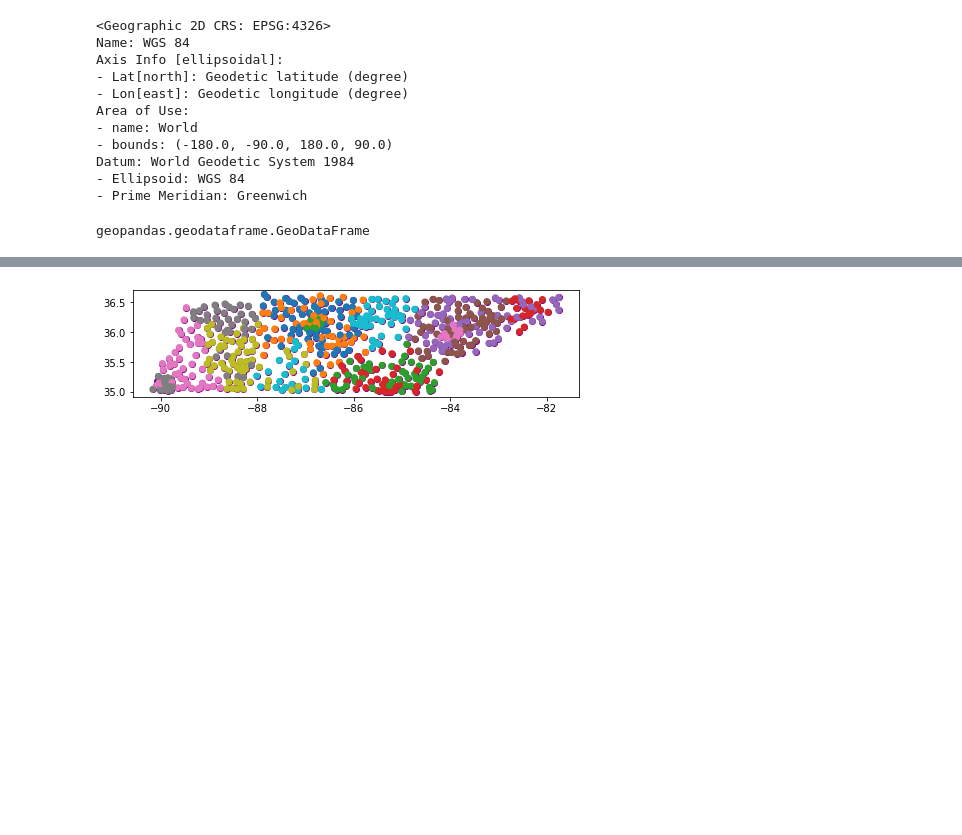
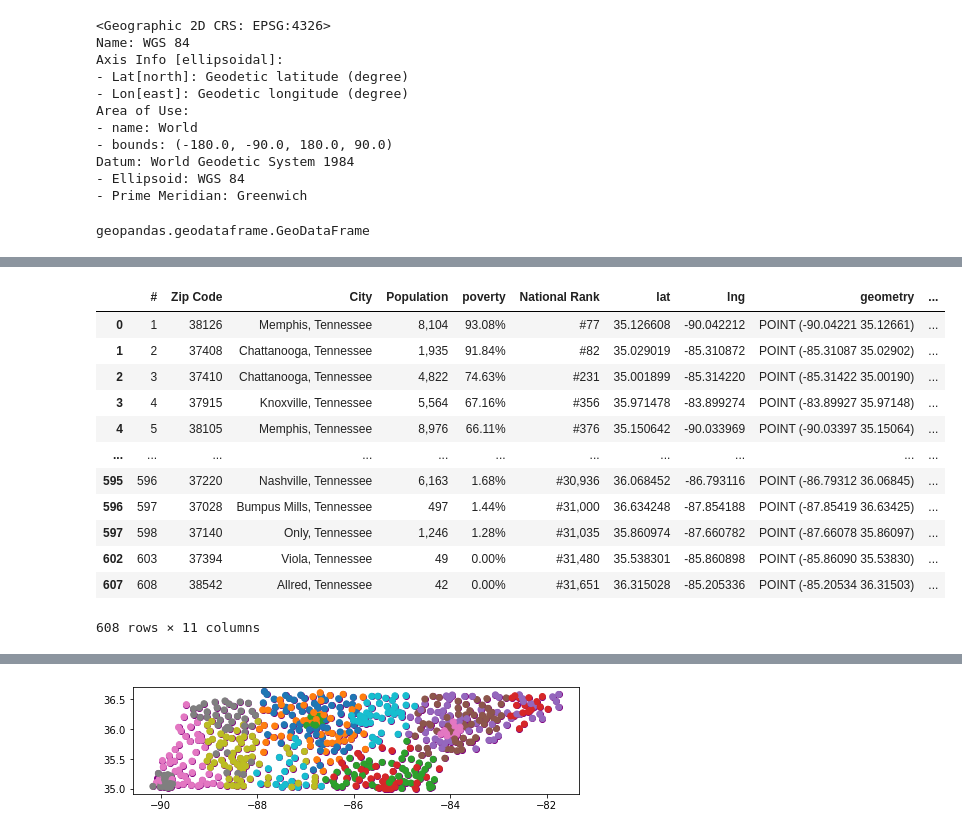
Before and after one commit to bsfcs/smile-on-black_panther, a Jupyter notebook: poverty % by zip.ipynb, the cells around one changed output, grey strips where cells are left out. Cells and saved outputs as stored; diff of their text form; code cells hidden in the pictures; blank space fills up the shorter version.

```diff
--- a/poverty % by zip.ipynb
+++ b/poverty % by zip.ipynb
@@ -104,3 +145,20 @@ poverty_zip.head()
 | 2 | 3 | 37410 | Chattanooga, Tennessee | 4,822 | 74.63% | #231 | 35.001899 | -85.314220 | POINT (-85.31422 35.00190) | ... |
 | 3 | 4 | 37915 | Knoxville, Tennessee | 5,564 | 67.16% | #356 | 35.971478 | -83.899274 | POINT (-83.89927 35.97148) | ... |
 | 4 | 5 | 38105 | Memphis, Tennessee | 8,976 | 66.11% | #376 | 35.150642 | -90.033969 | POINT (-90.03397 35.15064) | ... |
+# %%
+povertyz = poverty_zip.rename(columns = {'% Poverty Level': 'poverty'})
+povertyz
+# %% [output]
+|  | # | Zip Code | City | Population | poverty | National Rank | lat | lng | geometry | ... |
+| 0 | 1 | 38126 | Memphis, Tennessee | 8,104 | 93.08% | #77 | 35.126608 | -90.042212 | POINT (-90.04221 35.12661) | ... |
+| 1 | 2 | 37408 | Chattanooga, Tennessee | 1,935 | 91.84% | #82 | 35.029019 | -85.310872 | POINT (-85.31087 35.02902) | ... |
+| 2 | 3 | 37410 | Chattanooga, Tennessee | 4,822 | 74.63% | #231 | 35.001899 | -85.314220 | POINT (-85.31422 35.00190) | ... |
+| 3 | 4 | 37915 | Knoxville, Tennessee | 5,564 | 67.16% | #356 | 35.971478 | -83.899274 | POINT (-83.89927 35.97148) | ... |
+| 4 | 5 | 38105 | Memphis, Tennessee | 8,976 | 66.11% | #376 | 35.150642 | -90.033969 | POINT (-90.03397 35.15064) | ... |
+| ... | ... | ... | ... | ... | ... | ... | ... | ... | ... | ... |
+| 595 | 596 | 37220 | Nashville, Tennessee | 6,163 | 1.68% | #30,936 | 36.068452 | -86.793116 | POINT (-86.79312 36.06845) | ... |
+| 596 | 597 | 37028 | Bumpus Mills, Tennessee | 497 | 1.44% | #31,000 | 36.634248 | -87.854188 | POINT (-87.85419 36.63425) | ... |
+| 597 | 598 | 37140 | Only, Tennessee | 1,246 | 1.28% | #31,035 | 35.860974 | -87.660782 | POINT (-87.66078 35.86097) | ... |
+| 602 | 603 | 37394 | Viola, Tennessee | 49 | 0.00% | #31,480 | 35.538301 | -85.860898 | POINT (-85.86090 35.53830) | ... |
+| 607 | 608 | 38542 | Allred, Tennessee | 42 | 0.00% | #31,651 | 36.315028 | -85.205336 | POINT (-85.20534 36.31503) | ... |
+608 rows × 11 columns
```
Also changed, not shown: parts of 15 cells of this notebook.
